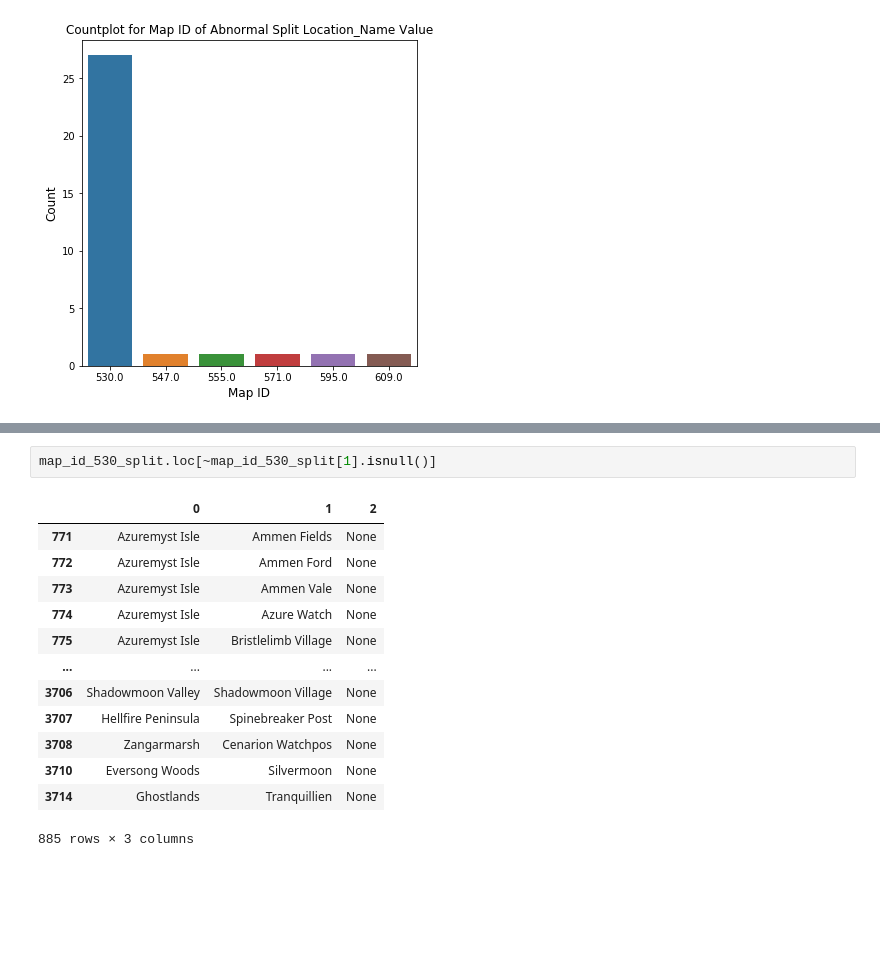
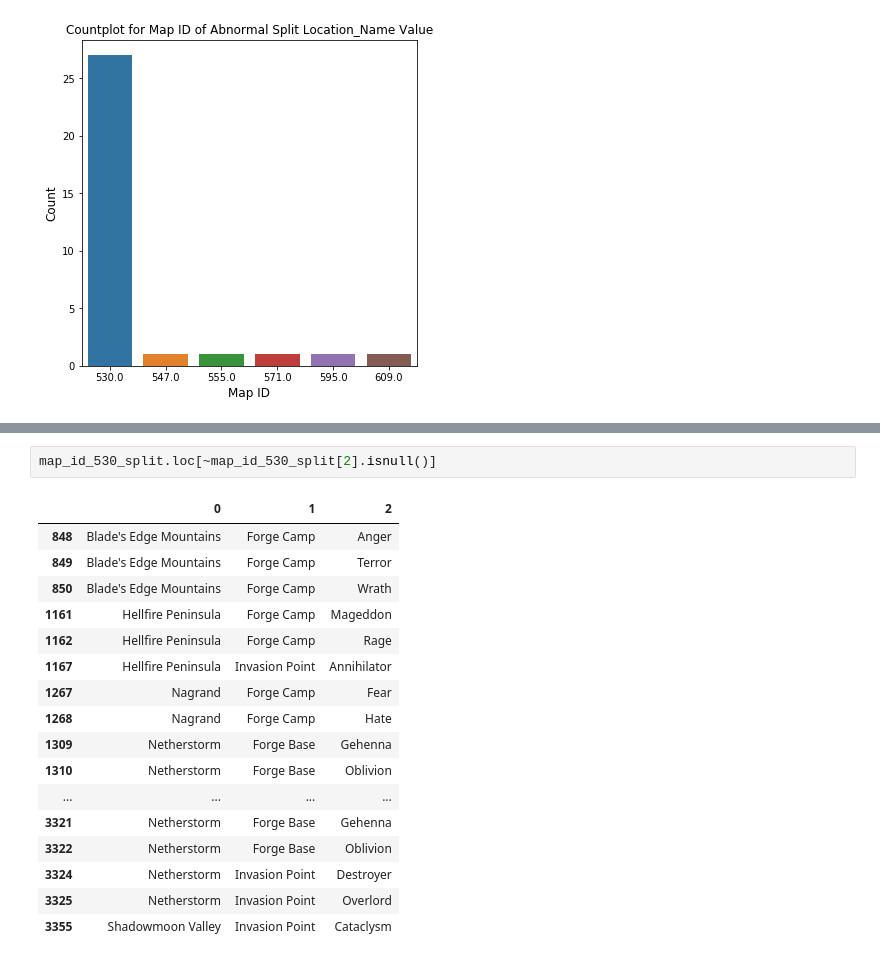
Before and after one commit to SSANGMAN/WoW-Network-Analysis, a Jupyter notebook: ipynb/Game_Network_Analysis_2_Extended_EDA.ipynb, the cells around one changed output, grey strips where cells are left out. Saved outputs shown, nothing was run; the diff lists cells and outputs as text; blank space fills up the shorter version.

```diff
--- a/ipynb/Game_Network_Analysis_2_Extended_EDA.ipynb
+++ b/ipynb/Game_Network_Analysis_2_Extended_EDA.ipynb
@@ -169,18 +188,22 @@ map_id_530_split.head()
 | 315 | Blade's Edge Mountains | None | None |
 | 317 | Bloodmyst Isle | None | None |
 # %%
-map_id_530_split.loc[~map_id_530_split[1].isnull()]
+map_id_530_split.loc[~map_id_530_split[2].isnull()]
 # %% [output]
 |  | 0 | 1 | 2 |
-| 771 | Azuremyst Isle | Ammen Fields | None |
-| 772 | Azuremyst Isle | Ammen Ford | None |
-| 773 | Azuremyst Isle | Ammen Vale | None |
-| 774 | Azuremyst Isle | Azure Watch | None |
-| 775 | Azuremyst Isle | Bristlelimb Village | None |
+| 848 | Blade's Edge Mountains | Forge Camp | Anger |
+| 849 | Blade's Edge Mountains | Forge Camp | Terror |
+| 850 | Blade's Edge Mountains | Forge Camp | Wrath |
+| 1161 | Hellfire Peninsula | Forge Camp | Mageddon |
+| 1162 | Hellfire Peninsula | Forge Camp | Rage |
+| 1167 | Hellfire Peninsula | Invasion Point | Annihilator |
+| 1267 | Nagrand | Forge Camp | Fear |
+| 1268 | Nagrand | Forge Camp | Hate |
+| 1309 | Netherstorm | Forge Base | Gehenna |
+| 1310 | Netherstorm | Forge Base | Oblivion |
 | ... | ... | ... | ... |
-| 3706 | Shadowmoon Valley | Shadowmoon Village | None |
-| 3707 | Hellfire Peninsula | Spinebreaker Post | None |
-| 3708 | Zangarmarsh | Cenarion Watchpos | None |
-| 3710 | Eversong Woods | Silvermoon | None |
-| 3714 | Ghostlands | Tranquillien | None |
+| 3321 | Netherstorm | Forge Base | Gehenna |
+| 3322 | Netherstorm | Forge Base | Oblivion |
+| 3324 | Netherstorm | Invasion Point | Destroyer |
+| 3325 | Netherstorm | Invasion Point | Overlord |
+| 3355 | Shadowmoon Valley | Invasion Point | Cataclysm |
-885 rows × 3 columns
```
Also changed, not shown: parts of 2 cells of this notebook.
